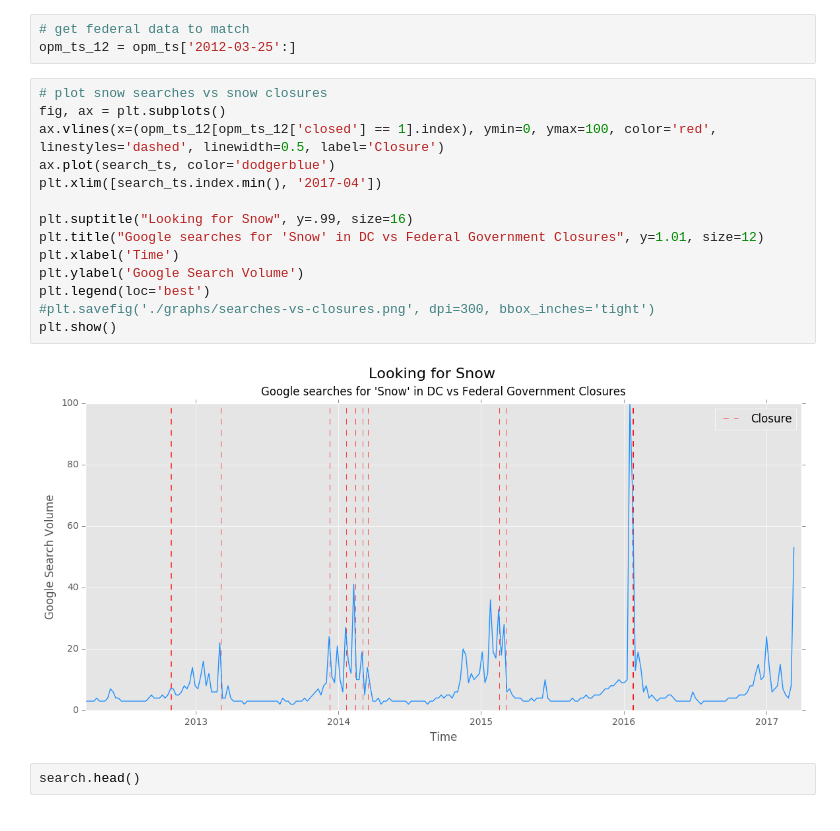
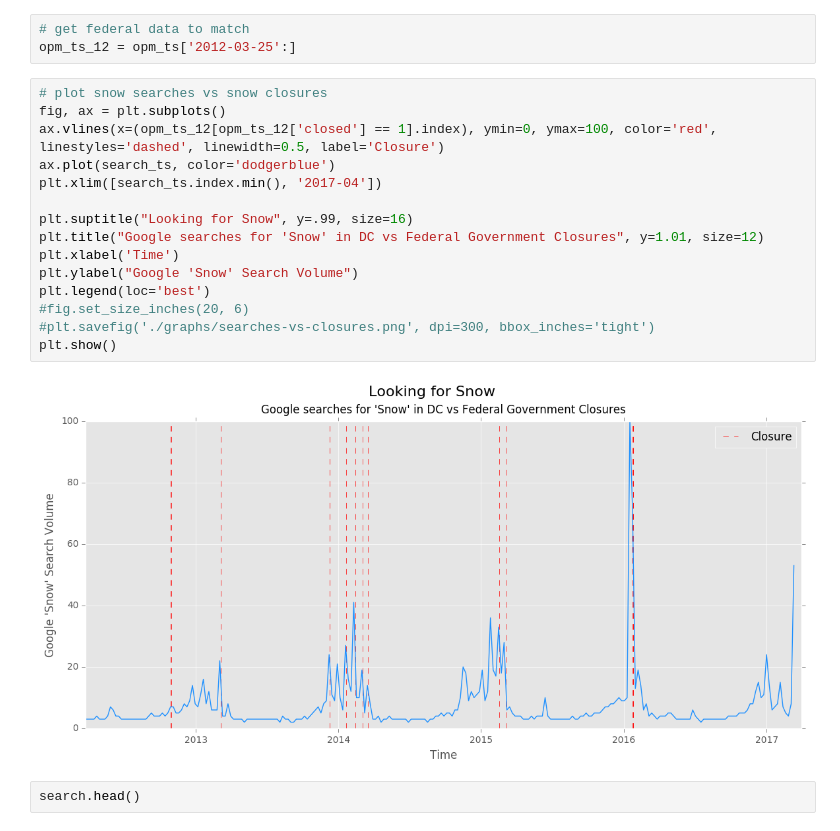
Before and after one commit to josephofiowa/zenzic, a Jupyter notebook: federal-snow/fed-closure-analysis.ipynb, the cells around one changed output. Saved outputs shown, nothing was run; the diff lists cells and outputs as text.

```diff
--- a/federal-snow/fed-closure-analysis.ipynb
+++ b/federal-snow/fed-closure-analysis.ipynb
@@ -308,19 +318,20 @@ opm_ts_12 = opm_ts['2012-03-25':]
 # %%
 # plot snow searches vs snow closures
 fig, ax = plt.subplots()
 ax.vlines(x=(opm_ts_12[opm_ts_12['closed'] == 1].index), ymin=0, ymax=100, color='red', linestyles='dashed', linewidth=0.5, label='Closure')
 ax.plot(search_ts, color='dodgerblue')
 plt.xlim([search_ts.index.min(), '2017-04'])
 
 plt.suptitle("Looking for Snow", y=.99, size=16)
 plt.title("Google searches for 'Snow' in DC vs Federal Government Closures", y=1.01, size=12)
 plt.xlabel('Time')
-plt.ylabel('Google Search Volume')
+plt.ylabel("Google 'Snow' Search Volume")
 plt.legend(loc='best')
+#fig.set_size_inches(20, 6)
 #plt.savefig('./graphs/searches-vs-closures.png', dpi=300, bbox_inches='tight')
 plt.show()
 # %% [output]
-[figure, old version]
+[figure, new version]
 # %%
 search.head()
 # %% [output]
```
Also changed, not shown: parts of 22 cells of this notebook, 2 other files.
